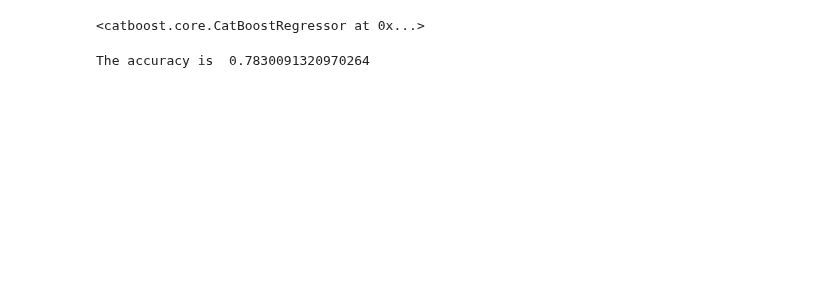
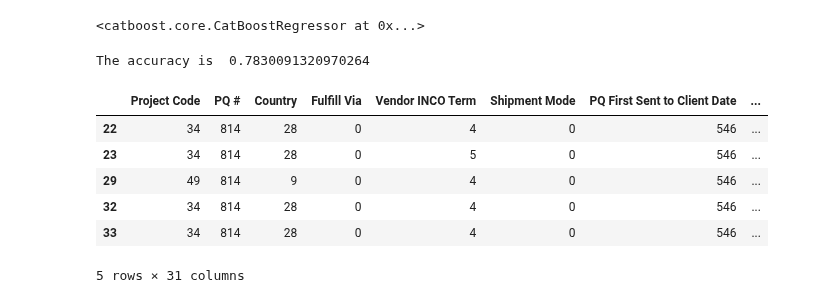
Before and after one commit to krishanwalia30/Consignment-Pricing-Prediction, a Jupyter notebook: research/trials.ipynb, the cells around one changed output. Saved outputs shown, nothing was run; the diff lists cells and outputs as text; code cells hidden in the pictures; blank space fills up the shorter version.

```diff
--- a/research/trials.ipynb
+++ b/research/trials.ipynb
@@ -983,3 +1022,13 @@ print("The accuracy is ",r2_score(y_test, y_pred))
 accuracy_dict['Categorical Boosting Regression'] = (r2_score(y_test, y_pred))
 # %% [output]
 The accuracy is  0.7830091320970264
+# %%
+df.head()
+# %% [output]
+|  | Project Code | PQ # | Country | Fulfill Via | Vendor INCO Term | Shipment Mode | PQ First Sent to Client Date | ... |
+| 22 | 34 | 814 | 28 | 0 | 4 | 0 | 546 | ... |
+| 23 | 34 | 814 | 28 | 0 | 5 | 0 | 546 | ... |
+| 29 | 49 | 814 | 9 | 0 | 4 | 0 | 546 | ... |
+| 32 | 34 | 814 | 28 | 0 | 4 | 0 | 546 | ... |
+| 33 | 34 | 814 | 28 | 0 | 4 | 0 | 546 | ... |
+5 rows × 31 columns
```
Also changed, not shown: parts of 18 cells of this notebook, 5 other files.
